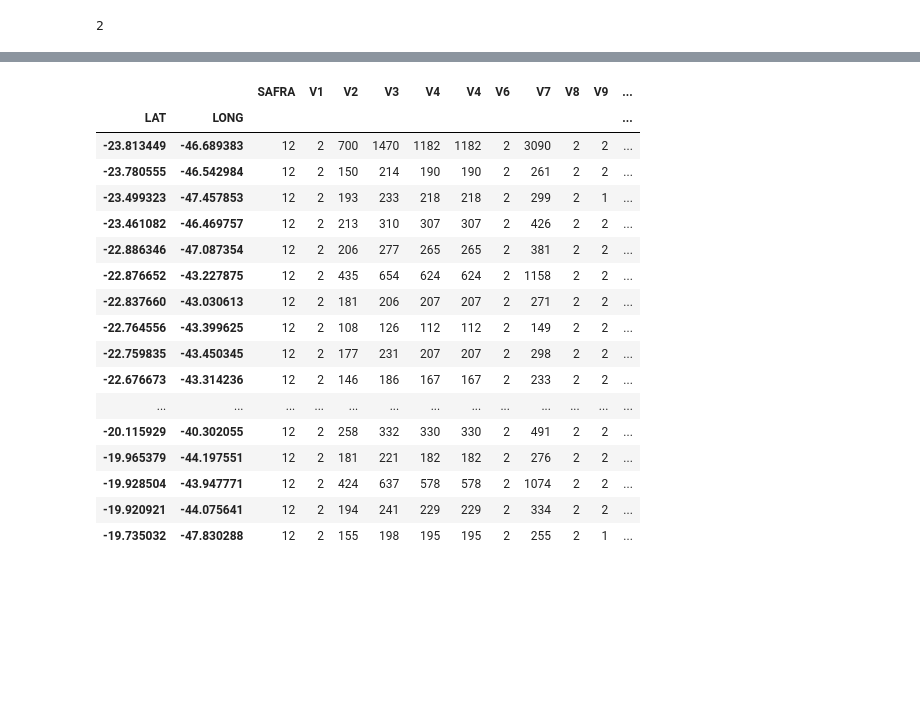
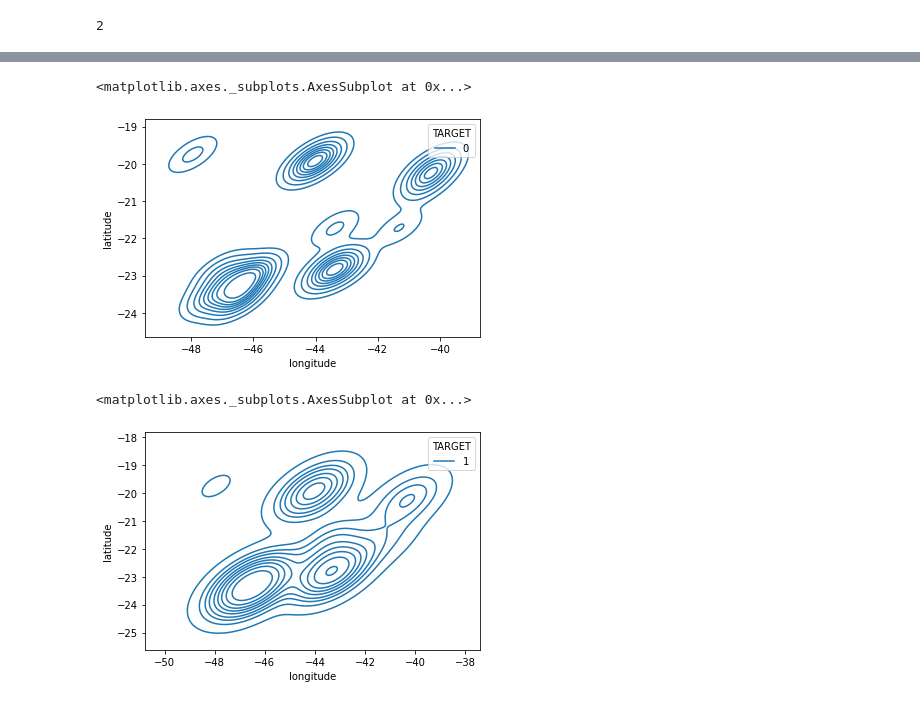
Before and after one commit to marceloosg/ibge, a Jupyter notebook: Trustly.ipynb, the cells around one changed output, grey strips where cells are left out. Drawn from its saved outputs; the diff is of its cells as text; code cells hidden in the pictures; blank space fills up the shorter version.

```diff
--- a/Trustly.ipynb
+++ b/Trustly.ipynb
@@ -245,21 +237,14 @@ len(test)
-# %%
-dgeo.groupby(['LAT','LONG']).nunique()
-# %% [output]
-|  |  | SAFRA | V1 | V2 | V3 | V4 | V4 | V6 | V7 | V8 | V9 | ... |
-| LAT | LONG |  |  |  |  |  |  |  |  |  |  | ... |
-| -23.813449 | -46.689383 | 12 | 2 | 700 | 1470 | 1182 | 1182 | 2 | 3090 | 2 | 2 | ... |
-| -23.780555 | -46.542984 | 12 | 2 | 150 | 214 | 190 | 190 | 2 | 261 | 2 | 2 | ... |
-| -23.499323 | -47.457853 | 12 | 2 | 193 | 233 | 218 | 218 | 2 | 299 | 2 | 1 | ... |
-| -23.461082 | -46.469757 | 12 | 2 | 213 | 310 | 307 | 307 | 2 | 426 | 2 | 2 | ... |
-| -22.886346 | -47.087354 | 12 | 2 | 206 | 277 | 265 | 265 | 2 | 381 | 2 | 2 | ... |
-| -22.876652 | -43.227875 | 12 | 2 | 435 | 654 | 624 | 624 | 2 | 1158 | 2 | 2 | ... |
-| -22.837660 | -43.030613 | 12 | 2 | 181 | 206 | 207 | 207 | 2 | 271 | 2 | 2 | ... |
-| -22.764556 | -43.399625 | 12 | 2 | 108 | 126 | 112 | 112 | 2 | 149 | 2 | 2 | ... |
-| -22.759835 | -43.450345 | 12 | 2 | 177 | 231 | 207 | 207 | 2 | 298 | 2 | 2 | ... |
-| -22.676673 | -43.314236 | 12 | 2 | 146 | 186 | 167 | 167 | 2 | 233 | 2 | 2 | ... |
-| ... | ... | ... | ... | ... | ... | ... | ... | ... | ... | ... | ... | ... |
-| -20.115929 | -40.302055 | 12 | 2 | 258 | 332 | 330 | 330 | 2 | 491 | 2 | 2 | ... |
-| -19.965379 | -44.197551 | 12 | 2 | 181 | 221 | 182 | 182 | 2 | 276 | 2 | 2 | ... |
-| -19.928504 | -43.947771 | 12 | 2 | 424 | 637 | 578 | 578 | 2 | 1074 | 2 | 2 | ... |
-| -19.920921 | -44.075641 | 12 | 2 | 194 | 241 | 229 | 229 | 2 | 334 | 2 | 2 | ... |
-| -19.735032 | -47.830288 | 12 | 2 | 155 | 198 | 195 | 195 | 2 | 255 | 2 | 1 | ... |
+# %%
+import seaborn as sns
+dgeo['latitude']=dgeo.latitude.astype(float).values
+dgeo['longitude']=dgeo.longitude.astype(float).values
+
+sns.kdeplot(data=dgeo.query("TARGET == 0"), x="longitude", y="latitude", hue = "TARGET")
+# %% [output]
+<matplotlib.axes._subplots.AxesSubplot at 0x...>
+[figure, added]
+# %%
+sns.kdeplot(data=dgeo.query("TARGET == 1"), x="longitude", y="latitude", hue = "TARGET")
+# %% [output]
+<matplotlib.axes._subplots.AxesSubplot at 0x...>
+[figure, added]
```
Also changed, not shown: parts of 9 cells of this notebook.
